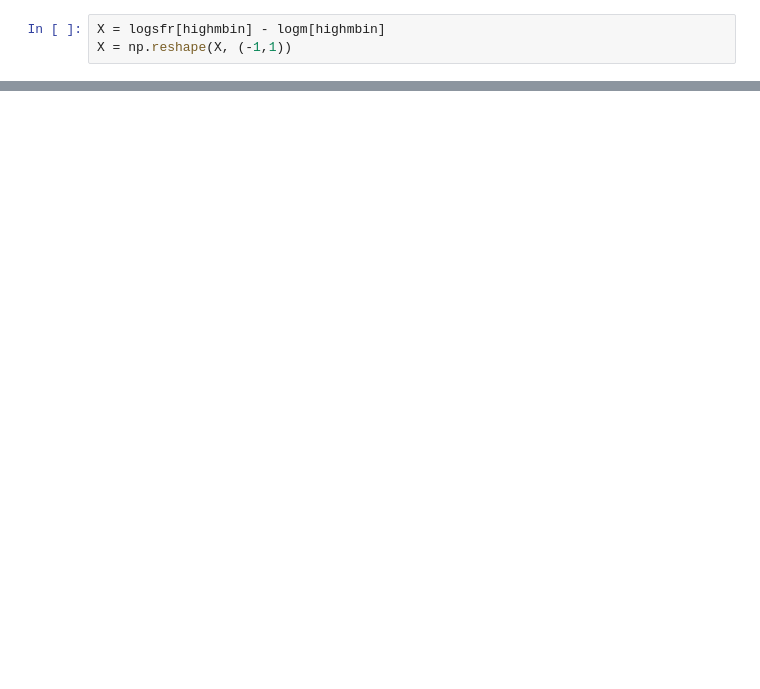
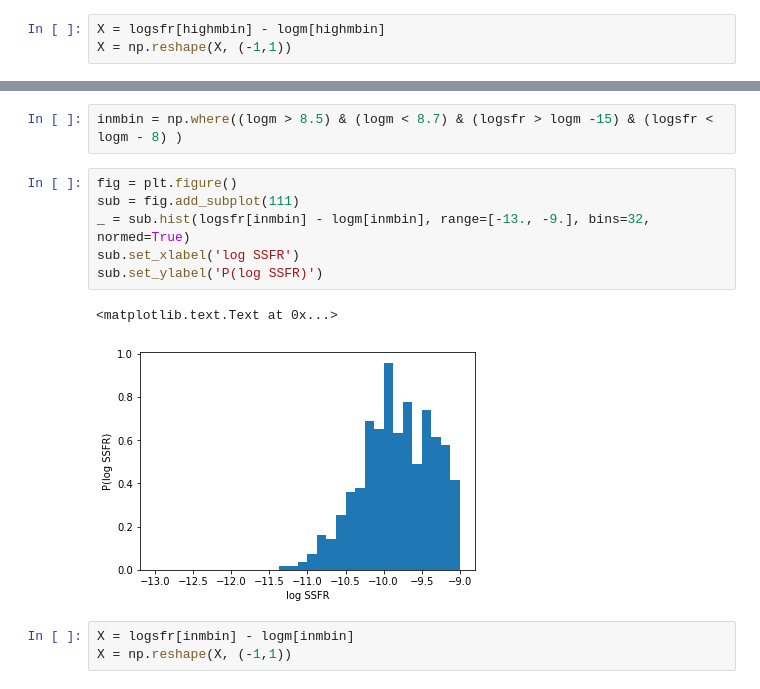
Before and after one commit to changhoonhahn/LetsTalkAboutQuench, a Jupyter notebook: code/notebooks/notes_pssfr_gmm.ipynb, the cells around one changed output, grey strips where cells are left out. Cells and saved outputs as stored; diff of their text form; blank space fills up the shorter version.

```diff
--- a/code/notebooks/notes_pssfr_gmm.ipynb
+++ b/code/notebooks/notes_pssfr_gmm.ipynb
@@ -110,0 +126,14 @@ for i_n, n in enumerate([3,2,1]):
+# %%
+inmbin = np.where((logm > 8.5) & (logm < 8.7) & (logsfr > logm -15) & (logsfr < logm - 8) )
+# %%
+fig = plt.figure()
+sub = fig.add_subplot(111)
+_ = sub.hist(logsfr[inmbin] - logm[inmbin], range=[-13., -9.], bins=32, normed=True)
+sub.set_xlabel('log SSFR')
+sub.set_ylabel('P(log SSFR)')
+# %% [output]
+<matplotlib.text.Text at 0x...>
+[figure, added]
+# %%
+X = logsfr[inmbin] - logm[inmbin]
+X = np.reshape(X, (-1,1))
```
Also changed, not shown: parts of 10 cells of this notebook, 1 other file.
